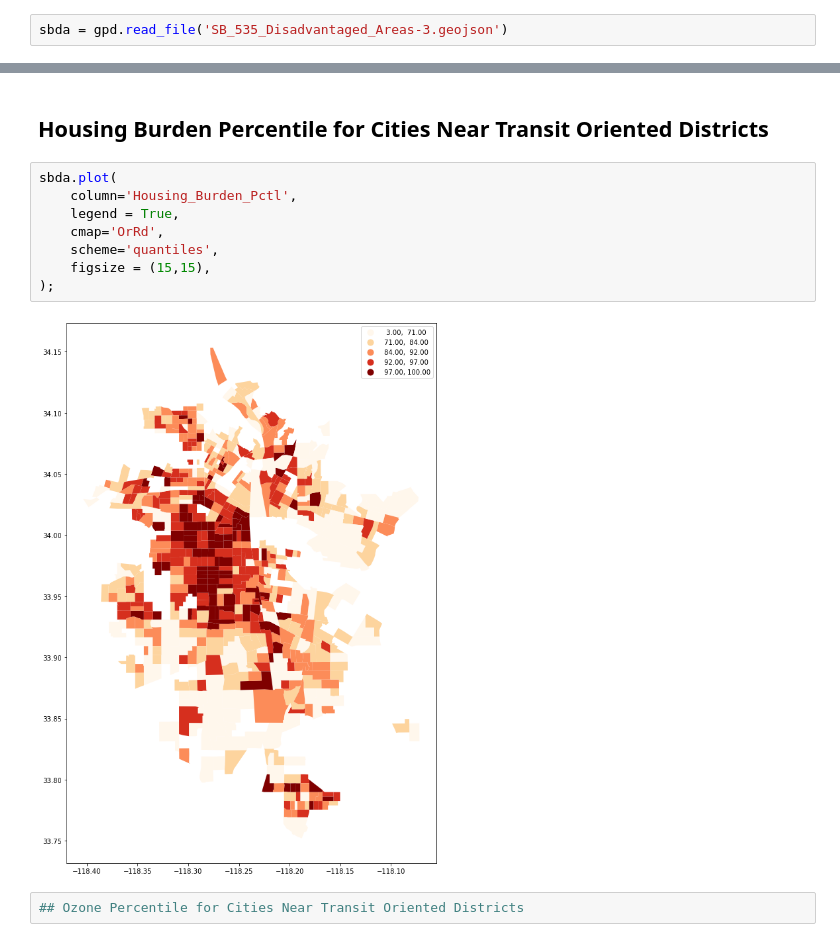
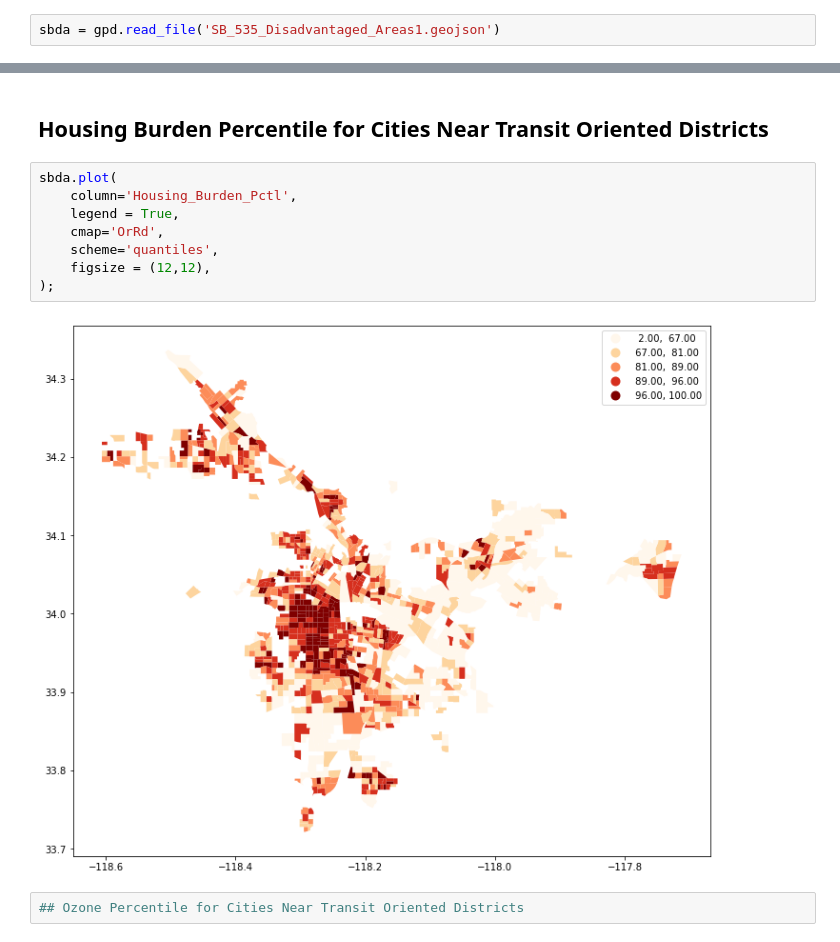
Before and after one commit to pearlliu100/Group-Assignment, a Jupyter notebook: Week 5_BM/map_Brittany.ipynb, the cells around one changed output, grey strips where cells are left out. Saved outputs shown, nothing was run; the diff lists cells and outputs as text.

```diff
--- a/Week 5_BM/map_Brittany.ipynb
+++ b/Week 5_BM/map_Brittany.ipynb
@@ -13,7 +13,7 @@ import matplotlib.pyplot as plt
 # %% [markdown]
 SB_535_Disadvantaged_Areas-2
 # %%
-sbda = gpd.read_file('SB_535_Disadvantaged_Areas-3.geojson')
+sbda = gpd.read_file('SB_535_Disadvantaged_Areas1.geojson')
 # %% [markdown]
 Examining the data
 # %%
@@ -145,13 +141,13 @@ sbda.boundary.plot(figsize = (15,15));
 # %%
 sbda.plot(
     column='Housing_Burden_Pctl',
     legend = True,
     cmap='OrRd',
     scheme='quantiles',
-    figsize = (15,15),
+    figsize = (12,12),
 );
 # %% [output]
-[figure, old version]
+[figure, new version]
 # %%
 ## Ozone Percentile for Cities Near Transit Oriented Districts
 # %%
```
Also changed, not shown: parts of 14 cells of this notebook.
